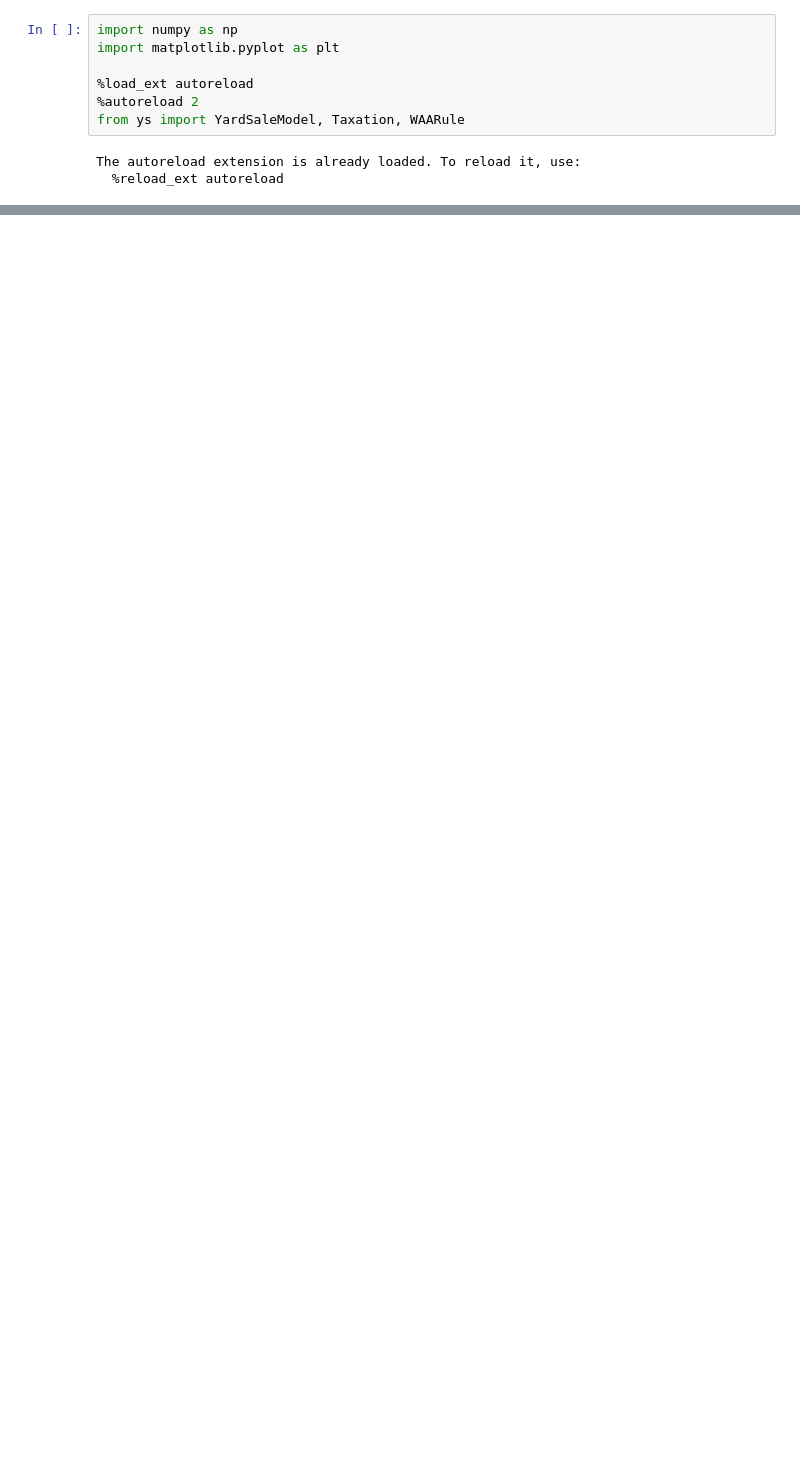
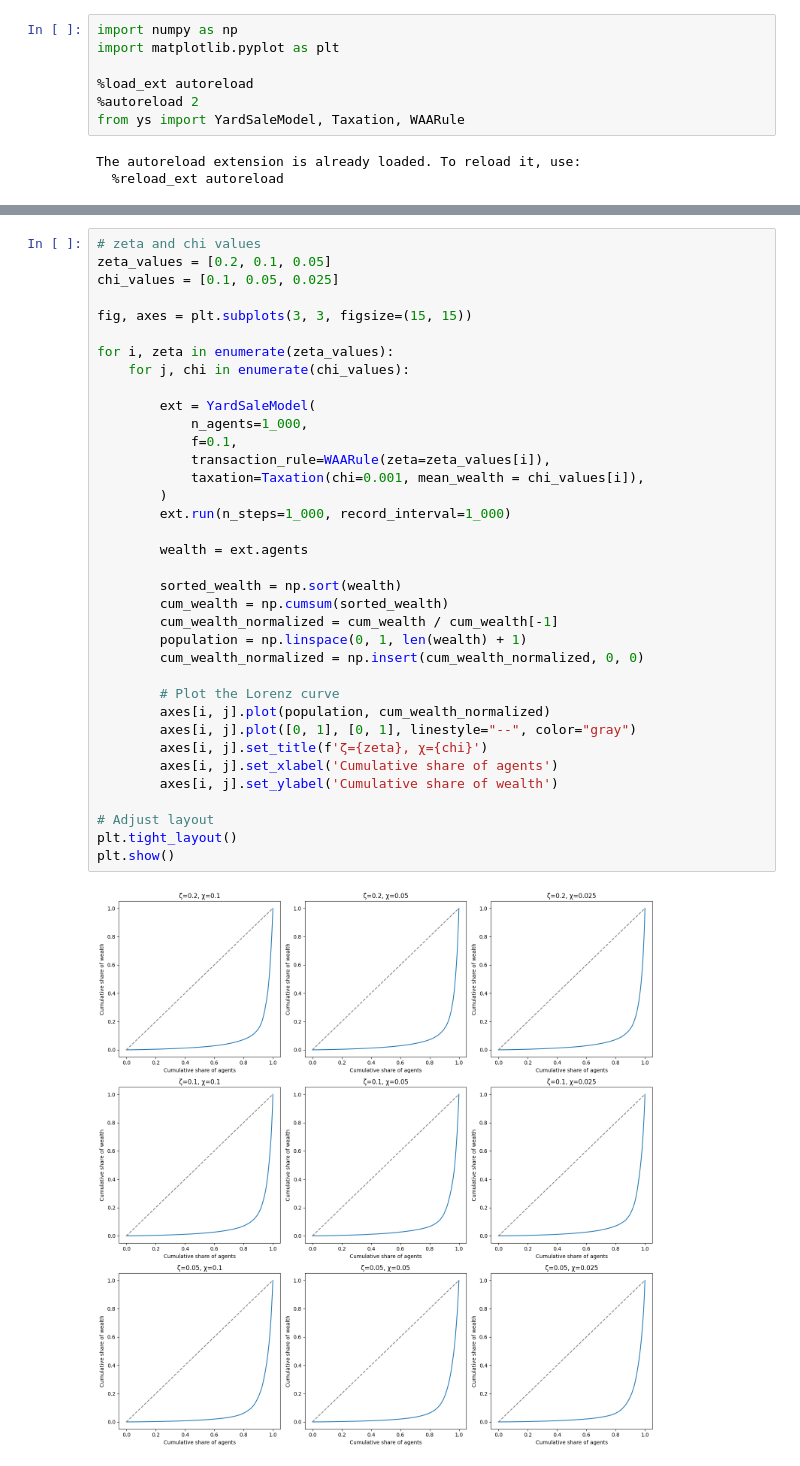
Before and after one commit to ruthilberry/random-asset-exchange, a Jupyter notebook: ys_experiments.ipynb, the cells around one changed output, grey strips where cells are left out. Drawn from its saved outputs; the diff is of its cells as text; blank space fills up the shorter version.

```diff
--- a/ys_experiments.ipynb
+++ b/ys_experiments.ipynb
@@ -34,0 +54,38 @@ plt.show()
+# %%
+# zeta and chi values
+zeta_values = [0.2, 0.1, 0.05]
+chi_values = [0.1, 0.05, 0.025]
+
+fig, axes = plt.subplots(3, 3, figsize=(15, 15))
+
+for i, zeta in enumerate(zeta_values):
+    for j, chi in enumerate(chi_values):
+
+        ext = YardSaleModel(
+            n_agents=1_000,
+            f=0.1,
+            transaction_rule=WAARule(zeta=zeta_values[i]),
+            taxation=Taxation(chi=0.001, mean_wealth = chi_values[i]),
+        )
+        ext.run(n_steps=1_000, record_interval=1_000)
+
+        wealth = ext.agents
+
+        sorted_wealth = np.sort(wealth)
+        cum_wealth = np.cumsum(sorted_wealth)
+        cum_wealth_normalized = cum_wealth / cum_wealth[-1]
+        population = np.linspace(0, 1, len(wealth) + 1)
+        cum_wealth_normalized = np.insert(cum_wealth_normalized, 0, 0)
+
+        # Plot the Lorenz curve
+        axes[i, j].plot(population, cum_wealth_normalized)
+        axes[i, j].plot([0, 1], [0, 1], linestyle="--", color="gray")
+        axes[i, j].set_title(f'ζ={zeta}, χ={chi}')
+        axes[i, j].set_xlabel('Cumulative share of agents')
+        axes[i, j].set_ylabel('Cumulative share of wealth')
+
+# Adjust layout
+plt.tight_layout()
+plt.show()
+# %% [output]
+[figure, added]
```
Also changed, not shown: parts of 3 cells of this notebook, 1 other file.
